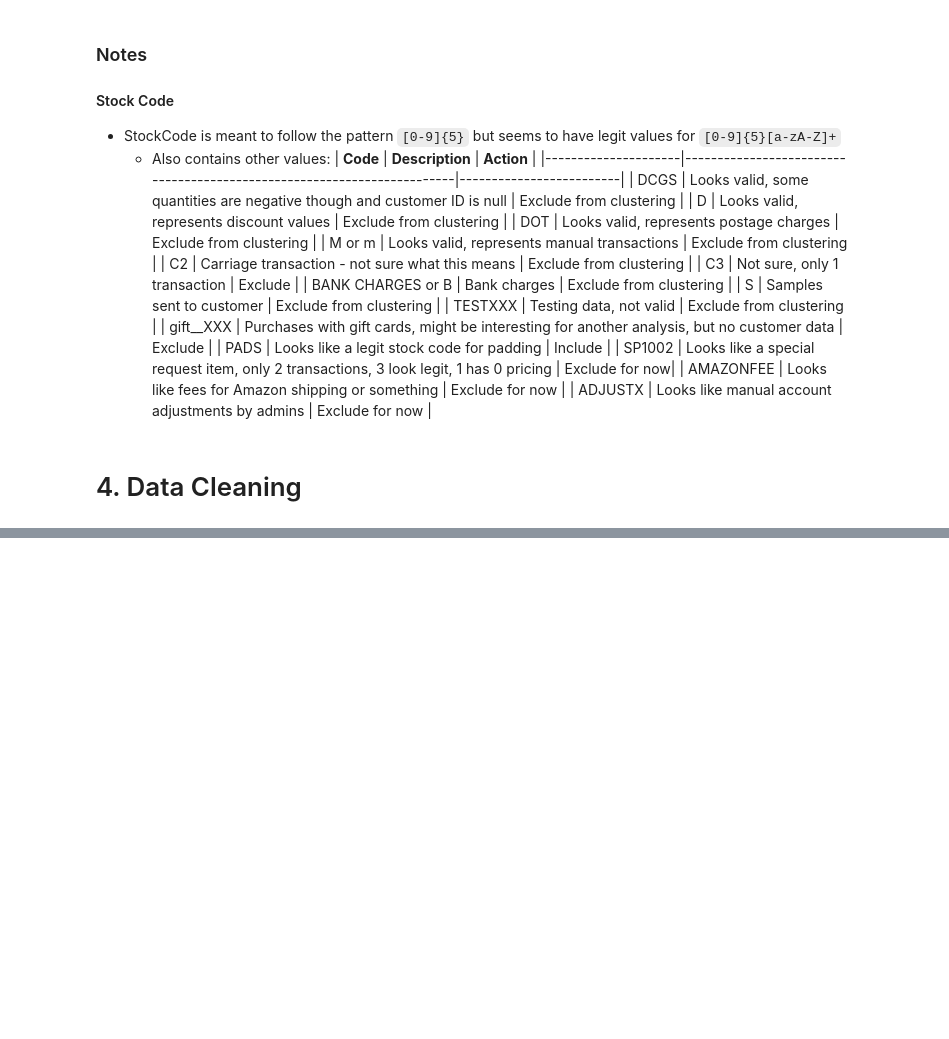
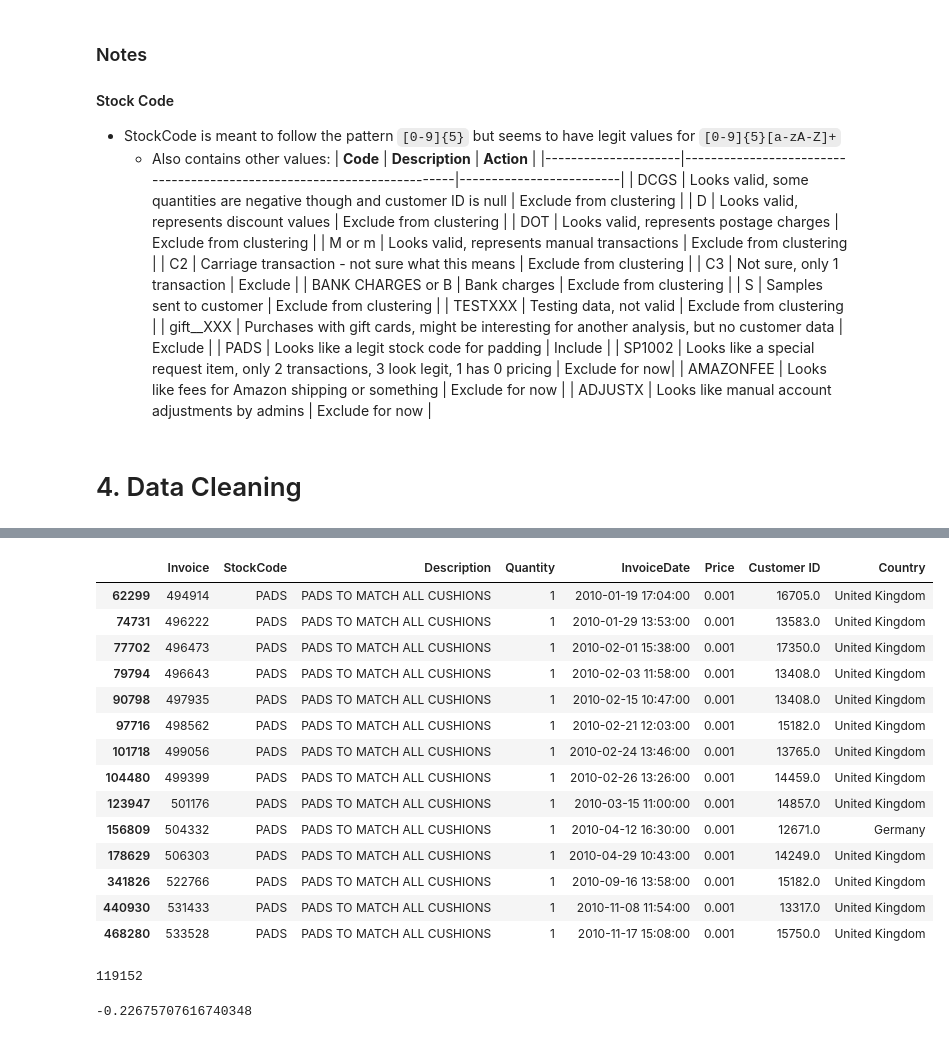
Before and after one commit to OndrejZapletal99/Python_DS_ML, a Jupyter notebook: Customer_clustering/main.ipynb, the cells around one changed output, grey strips where cells are left out. Cells and saved outputs as stored; diff of their text form; code cells hidden in the pictures; blank space fills up the shorter version.

```diff
--- a/Customer_clustering/main.ipynb
+++ b/Customer_clustering/main.ipynb
@@ -282,0 +287,8 @@ df[df['StockCode'].str.contains('^DOT')]
+# %%
+mask = (
+    cleaned_df['Invoice'].str.match('^\\d{6}$') == True
+)
+
+cleaned_df = cleaned_df[mask]
+
+cleaned_df
@@ -282,0 +309,11 @@ df[df['StockCode'].str.contains('^DOT')]
+# %%
+cleaned_df['StockCode'] = cleaned_df['StockCode'].astype('str')
+mask = (
+    (cleaned_df["StockCode"].str.match("^\\d{5}$") == True)
+    | (cleaned_df["StockCode"].str.match("^\\d{5}[a-zA-Z]+$") == True)
+    | (cleaned_df["StockCode"].str.match("^PADS$") == True)
+)
+
+cleaned_df = cleaned_df[mask]
+
+cleaned_df
@@ -282,0 +334,2 @@ df[df['StockCode'].str.contains('^DOT')]
+# %%
+cleaned_df = cleaned_df.dropna(subset=['Customer ID'])
@@ -282,0 +352,2 @@ df[df['StockCode'].str.contains('^DOT')]
+# %%
+cleaned_df = cleaned_df[cleaned_df['Price'] > 0]
@@ -282,0 +366,26 @@ df[df['StockCode'].str.contains('^DOT')]
+# %%
+cleaned_df.loc[(cleaned_df['Price'] > 0) & (cleaned_df['Price'] <0.02) ,:]
+# %% [output]
+|  | Invoice | StockCode | Description | Quantity | InvoiceDate | Price | Customer ID | Country |
+| 62299 | 494914 | PADS | PADS TO MATCH ALL CUSHIONS | 1 | 2010-01-19 17:04:00 | 0.001 | 16705.0 | United Kingdom |
+| 74731 | 496222 | PADS | PADS TO MATCH ALL CUSHIONS | 1 | 2010-01-29 13:53:00 | 0.001 | 13583.0 | United Kingdom |
+| 77702 | 496473 | PADS | PADS TO MATCH ALL CUSHIONS | 1 | 2010-02-01 15:38:00 | 0.001 | 17350.0 | United Kingdom |
+| 79794 | 496643 | PADS | PADS TO MATCH ALL CUSHIONS | 1 | 2010-02-03 11:58:00 | 0.001 | 13408.0 | United Kingdom |
+| 90798 | 497935 | PADS | PADS TO MATCH ALL CUSHIONS | 1 | 2010-02-15 10:47:00 | 0.001 | 13408.0 | United Kingdom |
+| 97716 | 498562 | PADS | PADS TO MATCH ALL CUSHIONS | 1 | 2010-02-21 12:03:00 | 0.001 | 15182.0 | United Kingdom |
+| 101718 | 499056 | PADS | PADS TO MATCH ALL CUSHIONS | 1 | 2010-02-24 13:46:00 | 0.001 | 13765.0 | United Kingdom |
+| 104480 | 499399 | PADS | PADS TO MATCH ALL CUSHIONS | 1 | 2010-02-26 13:26:00 | 0.001 | 14459.0 | United Kingdom |
+| 123947 | 501176 | PADS | PADS TO MATCH ALL CUSHIONS | 1 | 2010-03-15 11:00:00 | 0.001 | 14857.0 | United Kingdom |
+| 156809 | 504332 | PADS | PADS TO MATCH ALL CUSHIONS | 1 | 2010-04-12 16:30:00 | 0.001 | 12671.0 | Germany |
+| 178629 | 506303 | PADS | PADS TO MATCH ALL CUSHIONS | 1 | 2010-04-29 10:43:00 | 0.001 | 14249.0 | United Kingdom |
+| 341826 | 522766 | PADS | PADS TO MATCH ALL CUSHIONS | 1 | 2010-09-16 13:58:00 | 0.001 | 15182.0 | United Kingdom |
+| 440930 | 531433 | PADS | PADS TO MATCH ALL CUSHIONS | 1 | 2010-11-08 11:54:00 | 0.001 | 13317.0 | United Kingdom |
+| 468280 | 533528 | PADS | PADS TO MATCH ALL CUSHIONS | 1 | 2010-11-17 15:08:00 | 0.001 | 15750.0 | United Kingdom |
+# %%
+len(df) - len(cleaned_df)
+# %% [output]
+119152
+# %%
+(len(cleaned_df) - len(df)) / len(df)
+# %% [output]
+-0.22675707616740348
```
Also changed, not shown: parts of 7 cells of this notebook.
